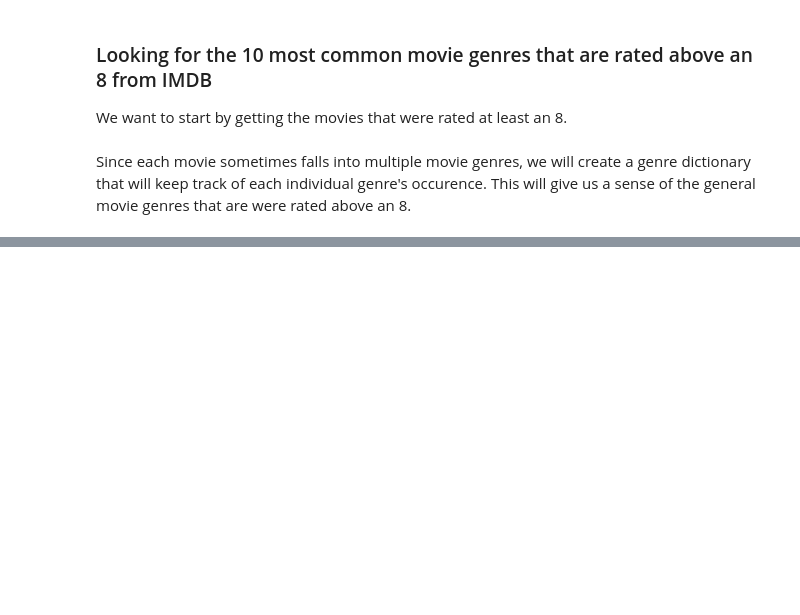
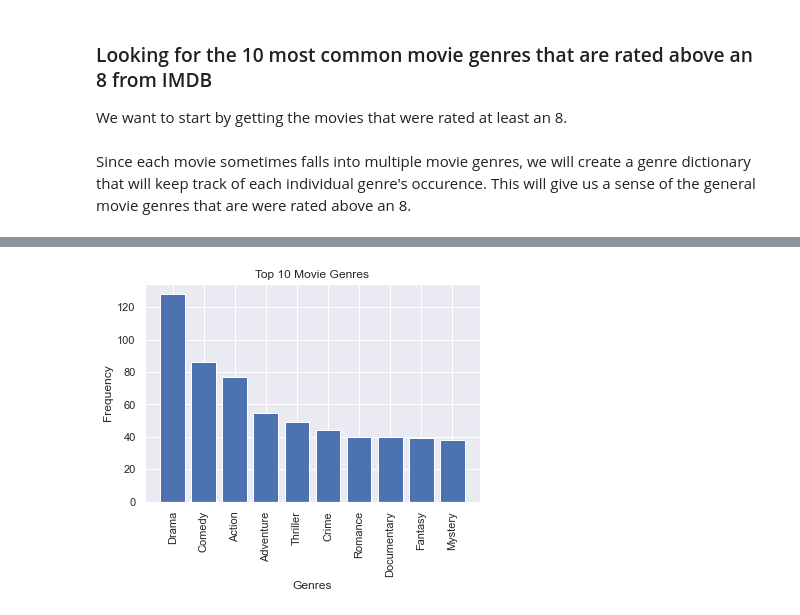
Before and after one commit to zach-hanly/microsoft_movie_project, a Jupyter notebook: jerry/project_jerry's_notebook.ipynb, the cells around one changed output, grey strips where cells are left out. Drawn from its saved outputs; the diff is of its cells as text; code cells hidden in the pictures; blank space fills up the shorter version.

```diff
--- a/jerry/project_jerry's_notebook.ipynb
+++ b/jerry/project_jerry's_notebook.ipynb
@@ -268,0 +402,2 @@ plt.show();
+# %%
+imdb_basics_rating_gross = imdb_basics_rating_gross[imdb_basics_rating_gross['domestic_gross'].isna() != True]
@@ -268,0 +426,2 @@ plt.show();
+# %%
+imdb_basics_rating_gross = imdb_basics_rating_gross[imdb_basics_rating_gross['genres'].isna() != True]
@@ -268,0 +450,18 @@ plt.show();
+# %%
+genres = list(imdb_basics_rating_gross['genres'].unique())
+x = []
+
+for genre in genres:
+    x.append(str(genre).split(','))
+
+
+genres_freq = {}
+
+for lists in x:
+    for genre in lists:
+        if genre in genres_freq:
+            genres_freq[genre] += 1
+        else:
+            genres_freq[genre] = 1
+# %%
+sorted_genres_frequency = {k: v for k, v in sorted(genres_freq.items(), key=lambda item: item[1],reverse=True)}
@@ -268,0 +488,12 @@ plt.show();
+# %%
+x = list(sorted_genres_frequency.keys())[:10]
+y = list(sorted_genres_frequency.values())[:10]
+
+fig, ax = plt.subplots()
+ax.bar(x,y)
+ax.set_title('Top 10 Movie Genres')
+ax.set_xlabel('Genres')
+ax.set_ylabel('Frequency')
+plt.xticks(rotation =90);
+# %% [output]
+[figure, added]
```
Also changed, not shown: parts of 19 cells of this notebook, 1 other file.
